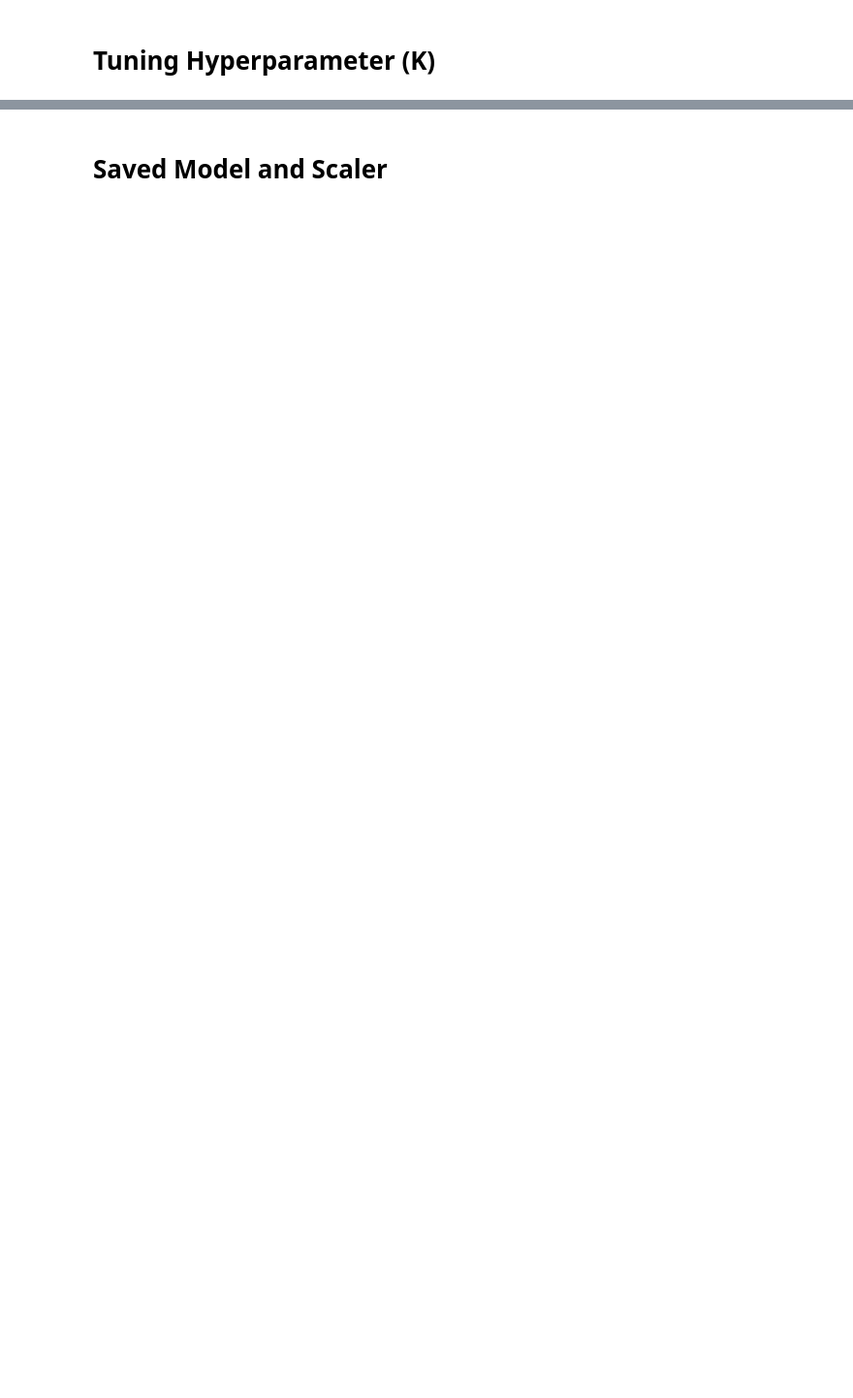
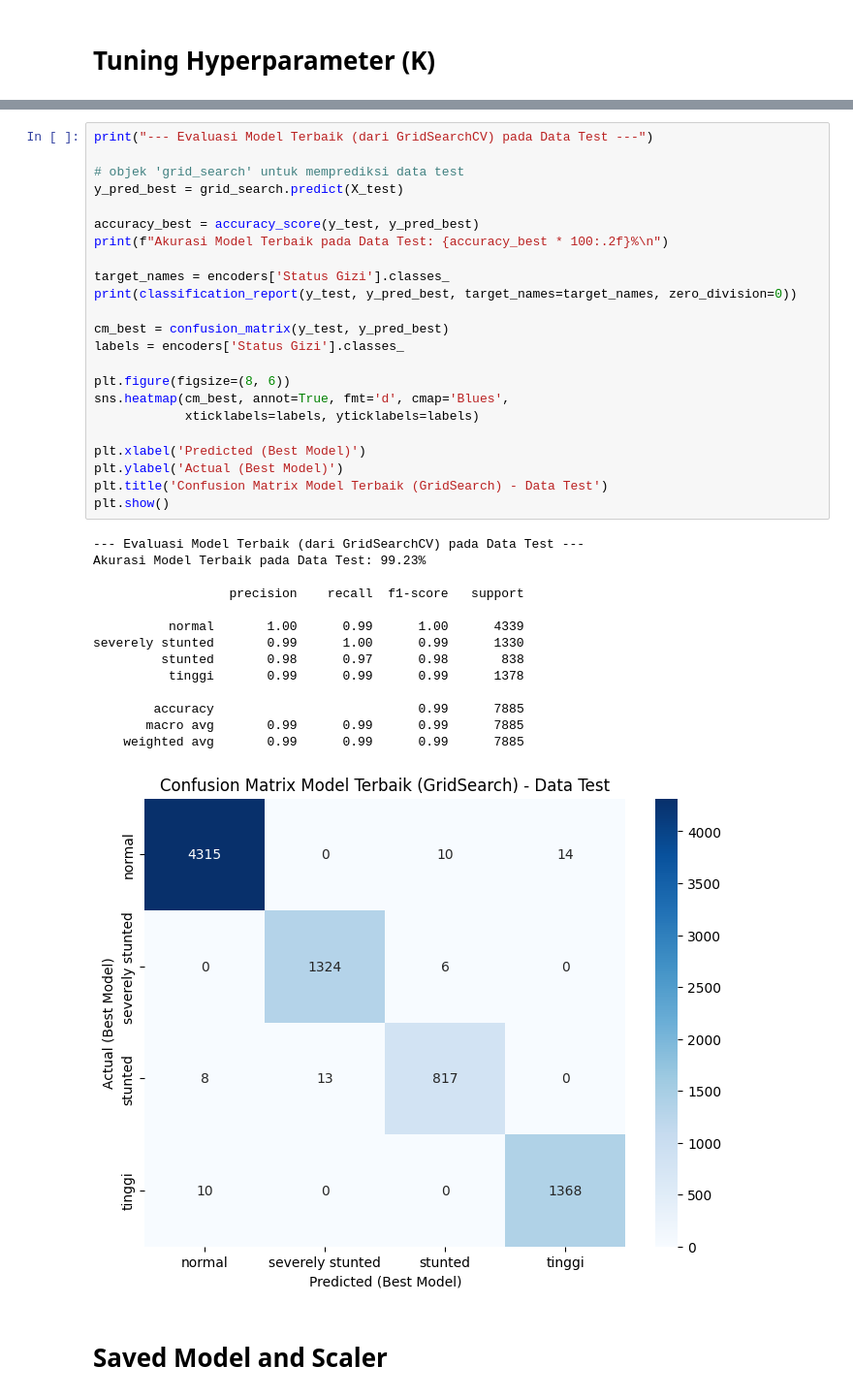
Before and after one commit to LittleBabyIcebear/nutrition_classification, a Jupyter notebook: knn_gizi_ver2.ipynb, the cells around one changed output, grey strips where cells are left out. Shown: that part at 97% size. Drawn from its saved outputs; the diff is of its cells as text; blank space fills up the shorter version.

```diff
--- a/knn_gizi_ver2.ipynb
+++ b/knn_gizi_ver2.ipynb
@@ -491,3 +619,41 @@ Skor F1-macro terbaik dari cross-validation: 0.9972
+# %%
+print("--- Evaluasi Model Terbaik (dari GridSearchCV) pada Data Test ---")
+
+# objek 'grid_search' untuk memprediksi data test
+y_pred_best = grid_search.predict(X_test)
+
+accuracy_best = accuracy_score(y_test, y_pred_best)
+print(f"Akurasi Model Terbaik pada Data Test: {accuracy_best * 100:.2f}%\n")
+
+target_names = encoders['Status Gizi'].classes_
+print(classification_report(y_test, y_pred_best, target_names=target_names, zero_division=0))
+
+cm_best = confusion_matrix(y_test, y_pred_best)
+labels = encoders['Status Gizi'].classes_
+
+plt.figure(figsize=(8, 6))
+sns.heatmap(cm_best, annot=True, fmt='d', cmap='Blues',
+            xticklabels=labels, yticklabels=labels)
+
+plt.xlabel('Predicted (Best Model)')
+plt.ylabel('Actual (Best Model)')
+plt.title('Confusion Matrix Model Terbaik (GridSearch) - Data Test')
+plt.show()
+# %% [output]
+--- Evaluasi Model Terbaik (dari GridSearchCV) pada Data Test ---
+Akurasi Model Terbaik pada Data Test: 99.23%
+
+                  precision    recall  f1-score   support
+
+          normal       1.00      0.99      1.00      4339
+severely stunted       0.99      1.00      0.99      1330
+         stunted       0.98      0.97      0.98       838
+          tinggi       0.99      0.99      0.99      1378
+
+        accuracy                           0.99      7885
+       macro avg       0.99      0.99      0.99      7885
+    weighted avg       0.99      0.99      0.99      7885
+[figure, added]
 # %% [markdown]
 # Saved Model and Scaler
 # %%
```
Also changed, not shown: parts of 7 cells of this notebook.
